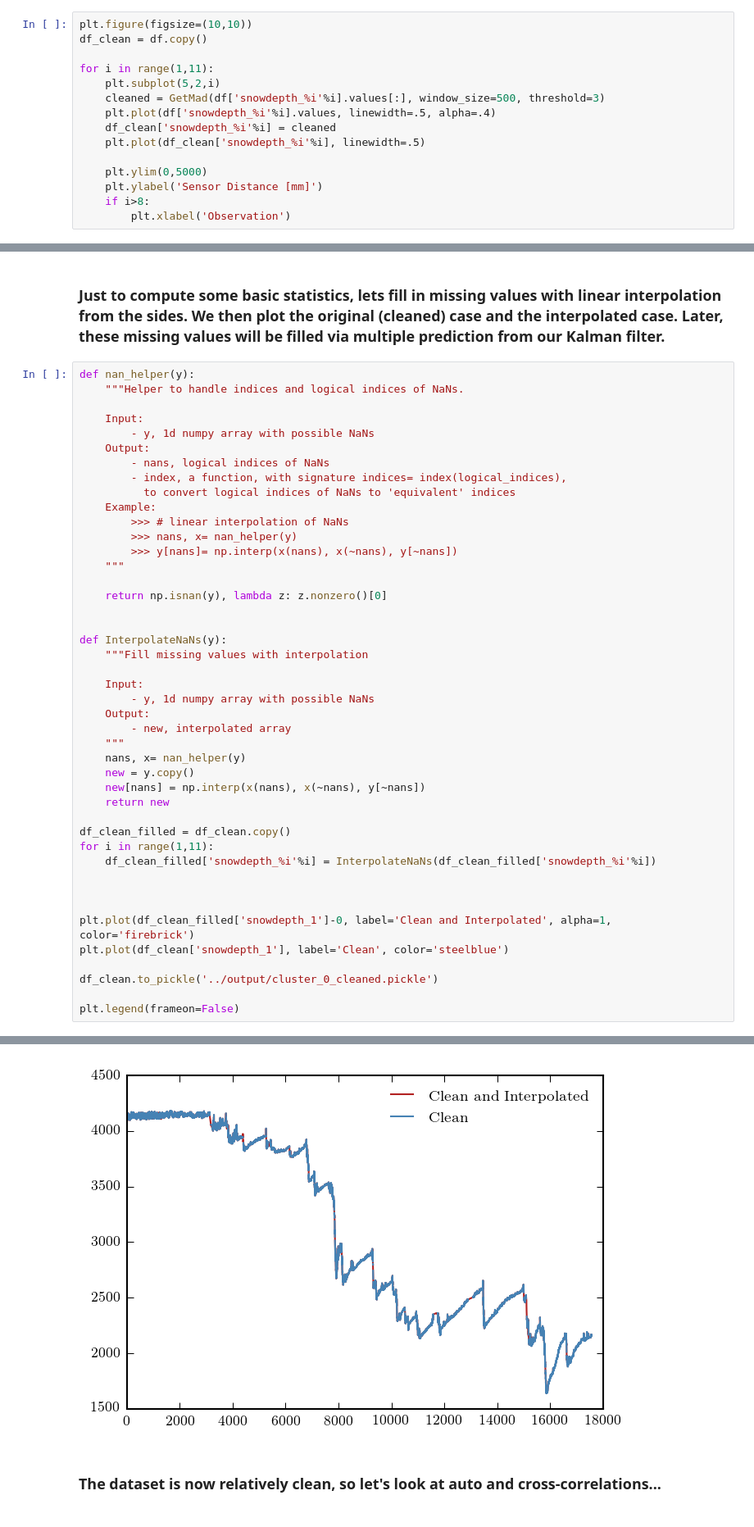
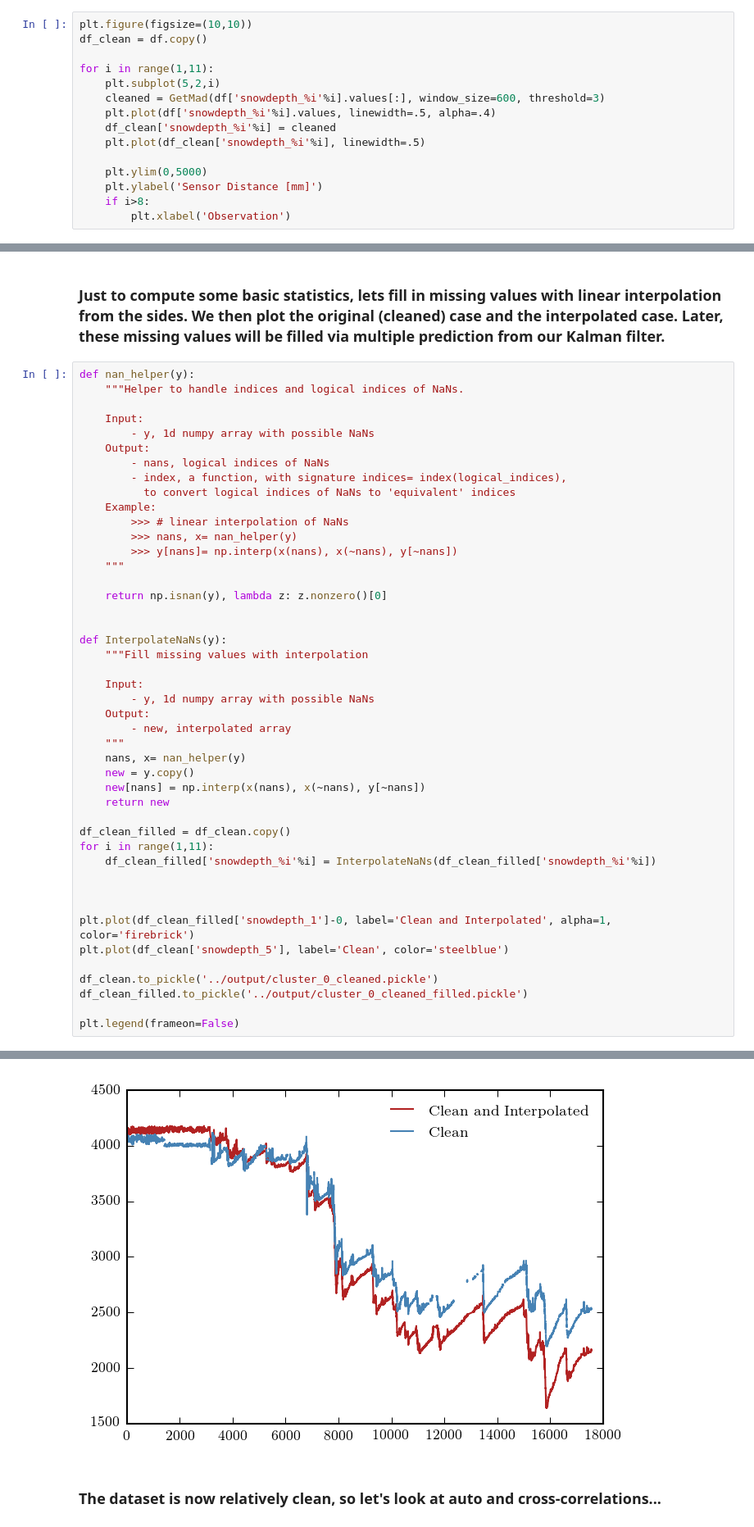
Before and after one commit to erccarls/berkely_snowfall, a Jupyter notebook: notebooks/Preprocessing.ipynb, the cells around one changed output, grey strips where cells are left out. Shown at 82% size. Cells and saved outputs as stored; diff of their text form.

```diff
--- a/notebooks/Preprocessing.ipynb
+++ b/notebooks/Preprocessing.ipynb
@@ -130,7 +130,7 @@ df_clean = df.copy()
 
 for i in range(1,11):
     plt.subplot(5,2,i)
-    cleaned = GetMad(df['snowdepth_%i'%i].values[:], window_size=500, threshold=3)
+    cleaned = GetMad(df['snowdepth_%i'%i].values[:], window_size=600, threshold=3)
     plt.plot(df['snowdepth_%i'%i].values, linewidth=.5, alpha=.4)
     df_clean['snowdepth_%i'%i] = cleaned
     plt.plot(df_clean['snowdepth_%i'%i], linewidth=.5)
@@ -161,35 +161,36 @@ def nan_helper(y):
 
     return np.isnan(y), lambda z: z.nonzero()[0]
 
 
 def InterpolateNaNs(y):
     """Fill missing values with interpolation
 
     Input:
         - y, 1d numpy array with possible NaNs
     Output:
         - new, interpolated array
     """
     nans, x= nan_helper(y)
     new = y.copy()
     new[nans] = np.interp(x(nans), x(~nans), y[~nans])
     return new
 
 df_clean_filled = df_clean.copy()
 for i in range(1,11):
     df_clean_filled['snowdepth_%i'%i] = InterpolateNaNs(df_clean_filled['snowdepth_%i'%i])
 
 
 
 plt.plot(df_clean_filled['snowdepth_1']-0, label='Clean and Interpolated', alpha=1, color='firebrick')
-plt.plot(df_clean['snowdepth_1'], label='Clean', color='steelblue')
+plt.plot(df_clean['snowdepth_5'], label='Clean', color='steelblue')
 
 df_clean.to_pickle('../output/cluster_0_cleaned.pickle')
+df_clean_filled.to_pickle('../output/cluster_0_cleaned_filled.pickle')
 
 plt.legend(frameon=False)
 # %% [output]
 <matplotlib.legend.Legend at 0x...>
-[figure, old version]
+[figure, new version]
 # %% [markdown]
 ### The dataset is now relatively clean, so let's look at auto and cross-correlations...
 # %%
```
Also changed, not shown: 3 other files.
